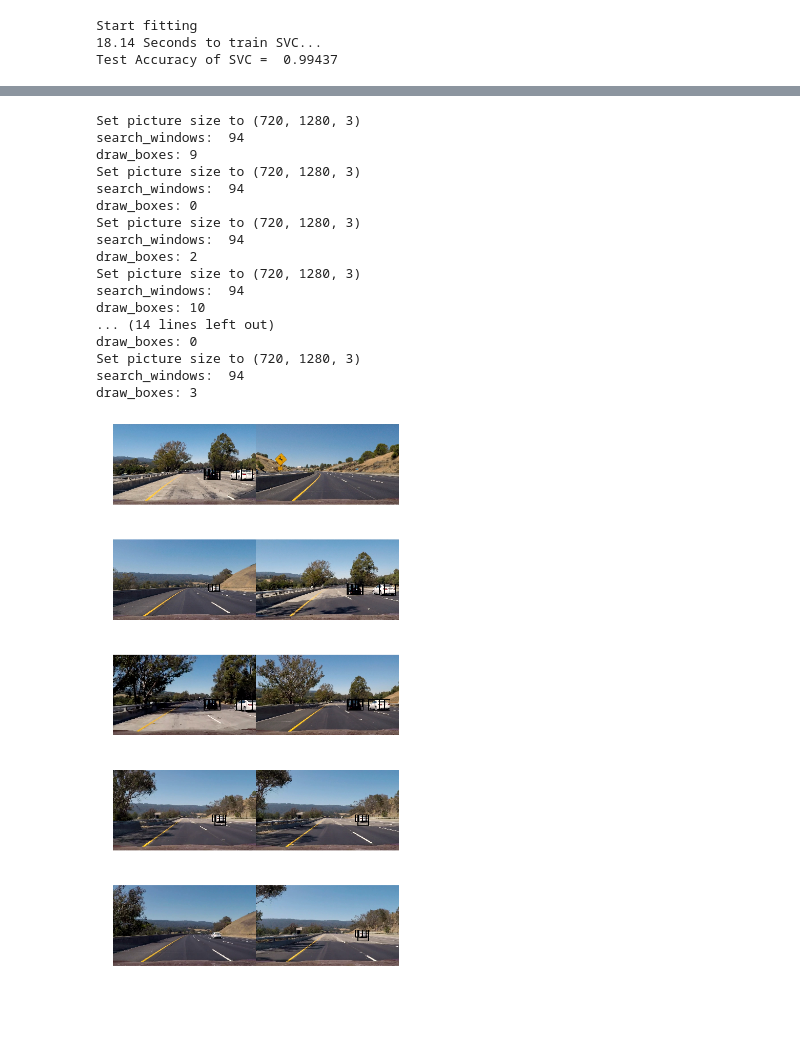
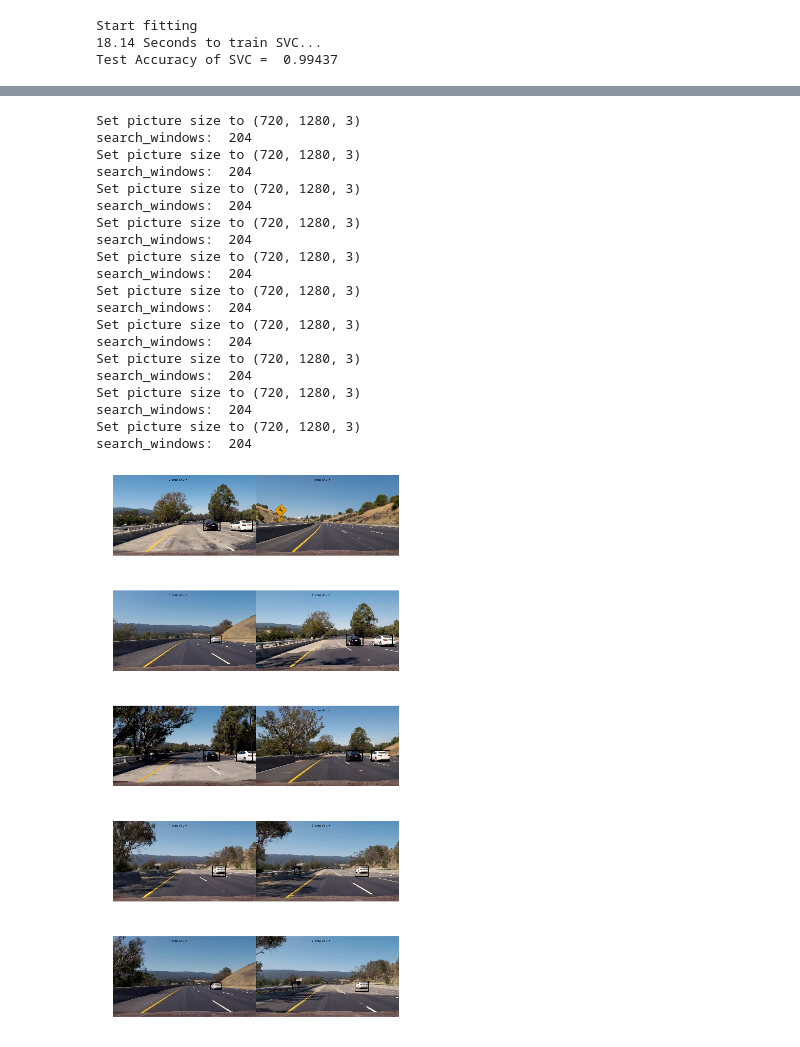
Before and after one commit to jensakut/CarND-Vehicle-Detection, a Jupyter notebook: Vehicle_Detection_project.ipynb, the cells around one changed output, grey strips where cells are left out. Saved outputs shown, nothing was run; the diff lists cells and outputs as text; code cells hidden in the pictures; blank space fills up the shorter version.

Commit message:
Updated visualisation of the results, fine-tuned pipeline parameters
Signed-off-by: Jens <jenskutschera@gmail.com>

```diff
--- a/Vehicle_Detection_project.ipynb
+++ b/Vehicle_Detection_project.ipynb
@@ -348,6 +348,8 @@ Start fitting
 18.14 Seconds to train SVC...
 Test Accuracy of SVC =  0.99437
 # %%
+import random
+
 class pipeline:
     def __init__(self, vectormachine):
         self.svc=vectormachine
@@ -356,16 +358,16 @@ class pipeline:
         self.heat =[]
     def slide_windows(self, shape):
         self.slide_window(shape, x_start_stop=[250,1030], y_start_stop=[400,500],
-                    xy_window=(64, 64), xy_overlap=(0.5, 0.5))
+                    xy_window=(64, 64), xy_overlap=(0.75, 0.75))
         self.slide_window(shape, x_start_stop=[None,None], y_start_stop=[400,500],
-                    xy_window=(96, 96), xy_overlap=(0.5, 0.5))
+                    xy_window=(96, 96), xy_overlap=(0.75, 0.75))
         self.slide_window(shape, x_start_stop=[None, None], y_start_stop=[450,600],
-                     xy_window=(128, 128), xy_overlap=(0.6, 0.6))
+                     xy_window=(128, 128), xy_overlap=(0.5, 0.5))
         print('search_windows: ',len(self.window_list))
 
     # Define a function you will pass an image
     # and the list of windows to be searched (output of slide_windows())
-    def search_windows(self, img, windows, scaler, color_space='LUV', color_space_HOG='YCrCb',
+    def search_windows(self, img, windows, show_grid, scaler, color_space='LUV', color_space_HOG='YCrCb',
                         spatial_size=(32, 32), hist_bins=32,
                         hist_range=(0, 255), orient=9,
                         pix_per_cell=8, cell_per_block=2,
@@ -391,7 +393,7 @@ class pipeline:
             prediction = self.svc.predict(test_features)
             #7) If positive (prediction == 1) then save the window
 
-            if prediction == 1:
+            if prediction == 1 or show_grid:
                 on_windows.append(window)
 
         #8) Return windows for positive detections
@@ -445,12 +447,18 @@ class pipeline:
         #return window_list
 
     # Define a function to draw bounding boxes
-    def draw_boxes(self, img, bboxes, color=(0, 0, 255), thick=6):
+    def draw_boxes(self, img, bboxes, color=(0, 0, 255), thick=6, show_grid=False):
         print('draw_boxes:', len(bboxes))
         # Make a copy of the image
         imcopy = np.copy(img)
         # Iterate through the bounding boxes
+
         for bbox in bboxes:
+            # for show grid use random colors
+            if show_grid:
+                color=[]
+                for i in range(3):
+                    color.append(random.uniform(0, 1))
             # Draw a rectangle given bbox coordinates
             cv2.rectangle(imcopy, bbox[0], bbox[1], color, thick)
         # Return the image copy with boxes drawn
@@ -487,7 +495,7 @@ class pipeline:
         # Return the image
         return img
 
-    def process_frame(self, frame, show=True, boxes = False, show_heat=True):
+    def process_frame(self, frame, show=True, boxes = False, show_heat=True, show_grid=False):
         # at the first frame or at a different resolution initialize maps
         if frame.shape != self.image_shape:
             print('Set picture size to', frame.shape)
@@ -502,14 +510,14 @@ class pipeline:
         if max_channels > 1:
             print('max_channels:',max_channels)
         draw_frame=np.copy(frame)
-        hot_windows = self.search_windows(frame, self.window_list, X_scaler, color_space=color_space, color_space_HOG=color_space_HOG,
+        hot_windows = self.search_windows(frame, self.window_list, show_grid, X_scaler, color_space=color_space, color_space_HOG=color_space_HOG,
                                 spatial_size=spatial_size, hist_bins=hist_bins,
                                 orient=orient, pix_per_cell=pix_per_cell,
                                 cell_per_block=cell_per_block,
                                 hog_channel=hog_channel, spatial_feat=spatial_feat,
                                 hist_feat=hist_feat, hog_feat=hog_feat)
         if boxes:
-            return self.draw_boxes(draw_frame, hot_windows, color=(0, 0, 255), thick=6)
+            return self.draw_boxes(draw_frame, hot_windows, color=(0, 0, 255), thick=6, show_grid=show_grid)
         # create empty single channel to draw heat on
         heat= np.zeros_like(frame[:,:,0]).astype(np.float)
         # every box adds +1 heat to corresponding pixels
@@ -531,7 +539,7 @@ class pipeline:
 
         if show:
             plt.figure()
-            plt.imshow(self.draw_boxes(draw_frame, hot_windows, color=(0, 0, 255), thick=6)   )
+            plt.imshow(self.draw_boxes(draw_frame, hot_windows, color=(0, 0, 255), thick=6, show_grid=show_grid)   )
         if show_heat:
             plt.figure()
             blanc = np.zeros_like(image[:,:,0]).astype(np.float)
@@ -564,44 +586,47 @@ search_windows:  94
 # %%
 test_images=glob.glob("test_images/*.png")
 # Uncomment the following line if you extracted training
 # data from .png images (scaled 0 to 1 by mpimg) and the
 # image you are searching is a .jpg (scaled 0 to 255)
 #image = image.astype(np.float32)/255
 
 fig15, axs = plt.subplots(5,2, figsize=(10,20))
 fig15.subplots_adjust(hspace = .2, wspace=.001)
 axs = axs.ravel()
 
 # Step through the test images and print
 for idx, fname in enumerate(test_images):
     #reinitialize pipeline in order to clear cached previous lines of the video function
     #image = test_images[idx]
     #for plotting purposes produce a gray and distorted picture
     x=pipeline(svc)
     image=mpimg.imread(fname)
-    spotted = x.process_frame(image,False, True, False)
+    spotted = x.process_frame(image,False, False, False)
     axs[idx].imshow(spotted)
     axs[idx].axis('off')
 fig15.savefig("output_images/pipeline_results.jpg")
 # %% [output]
 Set picture size to (720, 1280, 3)
-search_windows:  94
-draw_boxes: 9
+search_windows:  204
 Set picture size to (720, 1280, 3)
-search_windows:  94
-draw_boxes: 0
+search_windows:  204
 Set picture size to (720, 1280, 3)
-search_windows:  94
-draw_boxes: 2
+search_windows:  204
 Set picture size to (720, 1280, 3)
-search_windows:  94
-draw_boxes: 10
-... (14 lines left out)
-draw_boxes: 0
+search_windows:  204
 Set picture size to (720, 1280, 3)
-search_windows:  94
-draw_boxes: 3
+search_windows:  204
+Set picture size to (720, 1280, 3)
+search_windows:  204
+Set picture size to (720, 1280, 3)
+search_windows:  204
+Set picture size to (720, 1280, 3)
+search_windows:  204
+Set picture size to (720, 1280, 3)
+search_windows:  204
+Set picture size to (720, 1280, 3)
+search_windows:  204
-[figure, old version]
+[figure, new version]
 # %%
 from moviepy.editor import VideoFileClip
 from IPython.display import HTML
```
Also changed, not shown: parts of 5 cells of this notebook, 10 other files.
